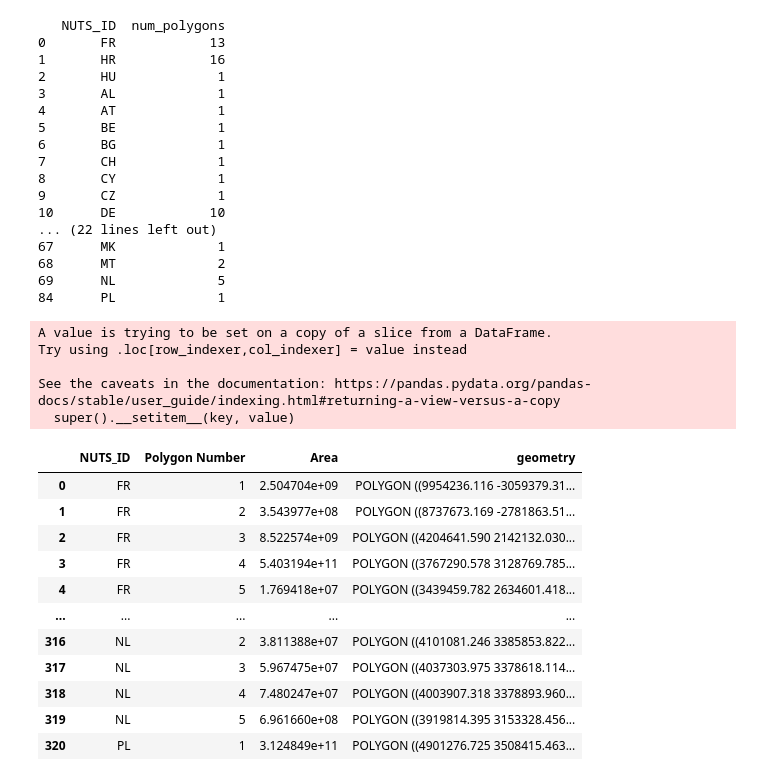
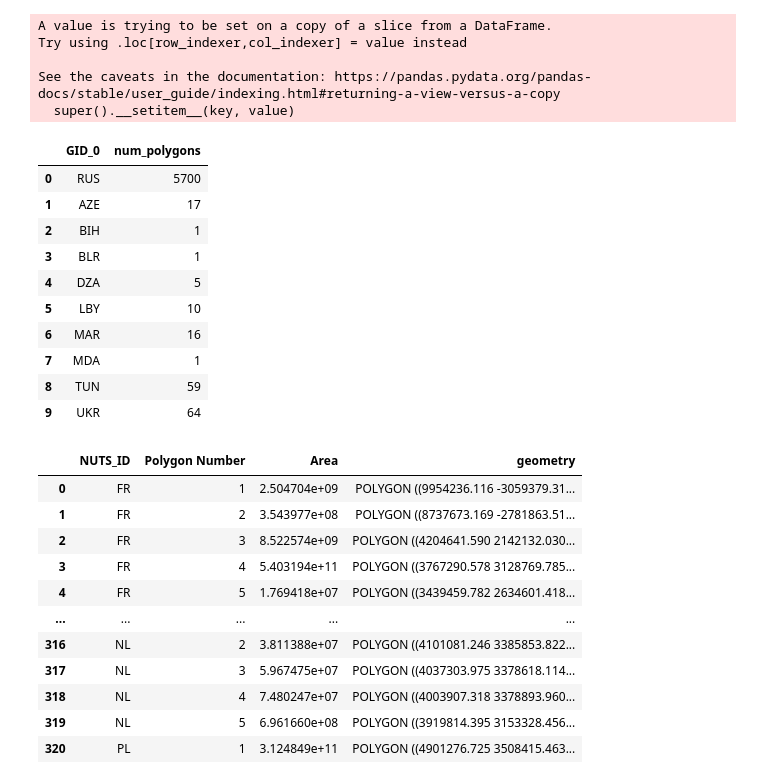
Before and after one commit to CSEI-EU/gas_infrastructure_model, a Jupyter notebook: 00_code_base/05_test_files/Get_Centroids_and_Distances.ipynb, the cells around one changed output. Drawn from its saved outputs; the diff is of its cells as text; code cells hidden in the pictures.

```diff
--- a/00_code_base/05_test_files/Get_Centroids_and_Distances.ipynb
+++ b/00_code_base/05_test_files/Get_Centroids_and_Distances.ipynb
@@ -264,32 +265,27 @@ countries_gdf = shape_EU_countries
 # %%
 #for testing to se where reduction is necessary.
 countries_gdf['num_polygons'] = countries_gdf['geometry'].apply(lambda geom: len(geom.geoms) if geom.geom_type == 'MultiPolygon' else 1)
+merged_countries_gdf['num_polygons'] = merged_countries_gdf['geometry'].apply(lambda geom: len(geom.geoms) if geom.geom_type == 'MultiPolygon' else 1)
 
 # This adds a new column 'num_polygons' to the GeoDataFrame showing the number of polygons per geometry
-print(countries_gdf[['NUTS_ID', 'num_polygons']])
+merged_countries_gdf[['GID_0', 'num_polygons']]
 # %% [output]
-   NUTS_ID  num_polygons
-0       FR            13
-1       HR            16
-2       HU             1
-3       AL             1
-4       AT             1
-5       BE             1
-6       BG             1
-7       CH             1
-8       CY             1
-9       CZ             1
-10      DE            10
-... (22 lines left out)
-67      MK             1
-68      MT             2
-69      NL             5
-84      PL             1
+A value is trying to be set on a copy of a slice from a DataFrame.
+Try using .loc[row_indexer,col_indexer] = value instead
+
+See the caveats in the documentation: https://pandas.pydata.org/pandas-docs/stable/user_guide/indexing.html#returning-a-view-versus-a-copy
+  super().__setitem__(key, value)
-A value is trying to be set on a copy of a slice from a DataFrame.
-Try using .loc[row_indexer,col_indexer] = value instead
-
-See the caveats in the documentation: https://pandas.pydata.org/pandas-docs/stable/user_guide/indexing.html#returning-a-view-versus-a-copy
-  super().__setitem__(key, value)
+|  | GID_0 | num_polygons |
+| 0 | RUS | 5700 |
+| 1 | AZE | 17 |
+| 2 | BIH | 1 |
+| 3 | BLR | 1 |
+| 4 | DZA | 5 |
+| 5 | LBY | 10 |
+| 6 | MAR | 16 |
+| 7 | MDA | 1 |
+| 8 | TUN | 59 |
+| 9 | UKR | 64 |
 # %%
 #get the area of each polygon of the countries
 result_df = calculate_polygon_areas(countries_gdf)
```
Also changed, not shown: parts of 4 cells of this notebook.
